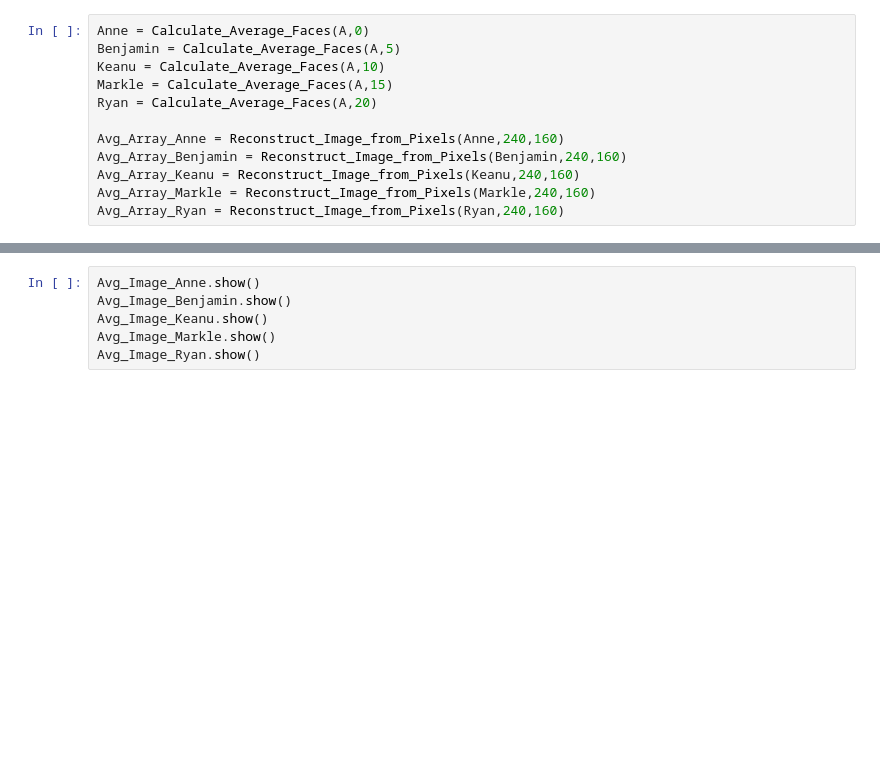
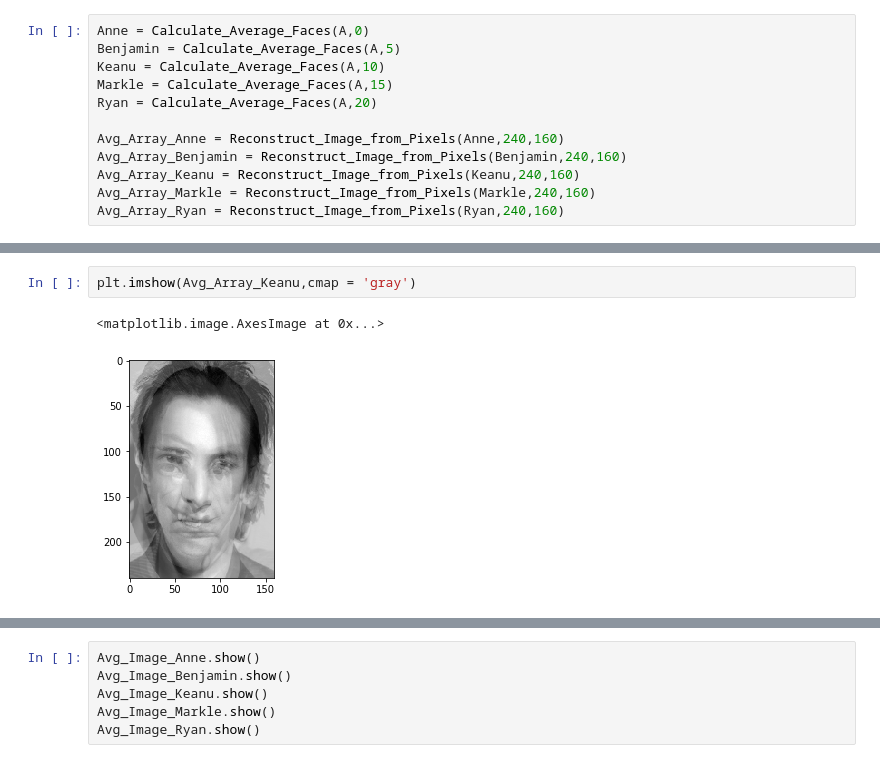
Before and after one commit to anantvir/Face_Recognition_EigenFaces_PCA, a Jupyter notebook: ELEG815_HW3_PCA-checkpoint.ipynb, the cells around one changed output, grey strips where cells are left out. Cells and saved outputs as stored; diff of their text form; blank space fills up the shorter version.

```diff
--- a/ELEG815_HW3_PCA-checkpoint.ipynb
+++ b/ELEG815_HW3_PCA-checkpoint.ipynb
@@ -55,0 +64,5 @@ Avg_Image_Ryan = Image.fromarray(Avg_Array_Ryan)
+# %%
+plt.imshow(Avg_Array_Keanu,cmap = 'gray')
+# %% [output]
+<matplotlib.image.AxesImage at 0x...>
+[figure, added]
```
Also changed, not shown: parts of 19 cells of this notebook.
